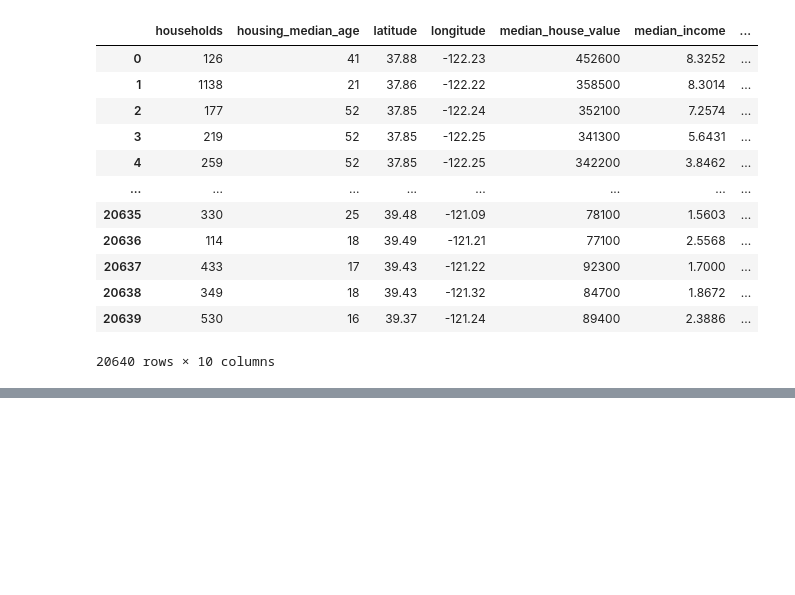
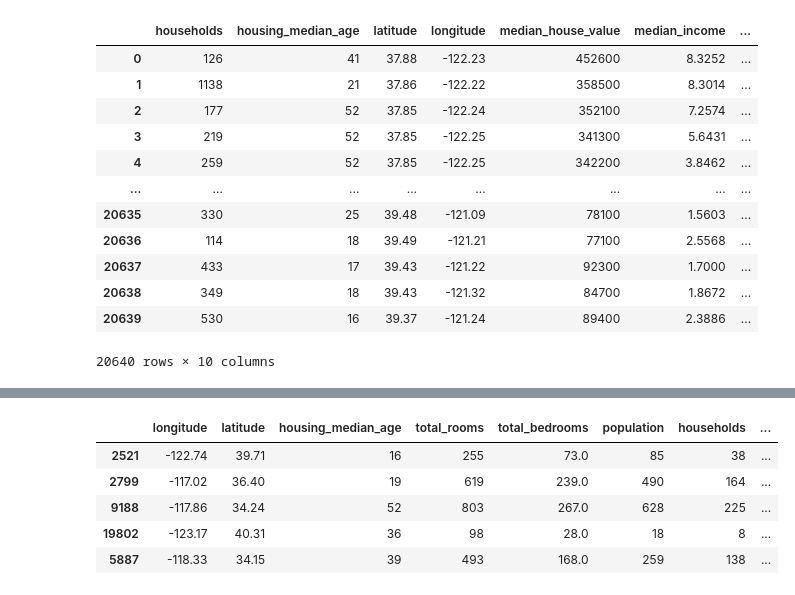
Before and after one commit to KARINAgoncalvesSOARES/Pandas, a Jupyter notebook: 20_funções_do_pandas_ipynbUntitled0.ipynb, the cells around one changed output, grey strips where cells are left out. Drawn from its saved outputs; the diff is of its cells as text; code cells hidden in the pictures; blank space fills up the shorter version.

```diff
--- a/20_funções_do_pandas_ipynbUntitled0.ipynb
+++ b/20_funções_do_pandas_ipynbUntitled0.ipynb
@@ -349,0 +361,9 @@ arquivo.sort_index(axis=1, ascending= True)
+# %%
+arquivo.nsmallest(5,'median_house_value')
+# %% [output]
+|  | longitude | latitude | housing_median_age | total_rooms | total_bedrooms | population | households | ... |
+| 2521 | -122.74 | 39.71 | 16 | 255 | 73.0 | 85 | 38 | ... |
+| 2799 | -117.02 | 36.40 | 19 | 619 | 239.0 | 490 | 164 | ... |
+| 9188 | -117.86 | 34.24 | 52 | 803 | 267.0 | 628 | 225 | ... |
+| 19802 | -123.17 | 40.31 | 36 | 98 | 28.0 | 18 | 8 | ... |
+| 5887 | -118.33 | 34.15 | 39 | 493 | 168.0 | 259 | 138 | ... |
```
Also changed, not shown: parts of 28 cells of this notebook.
